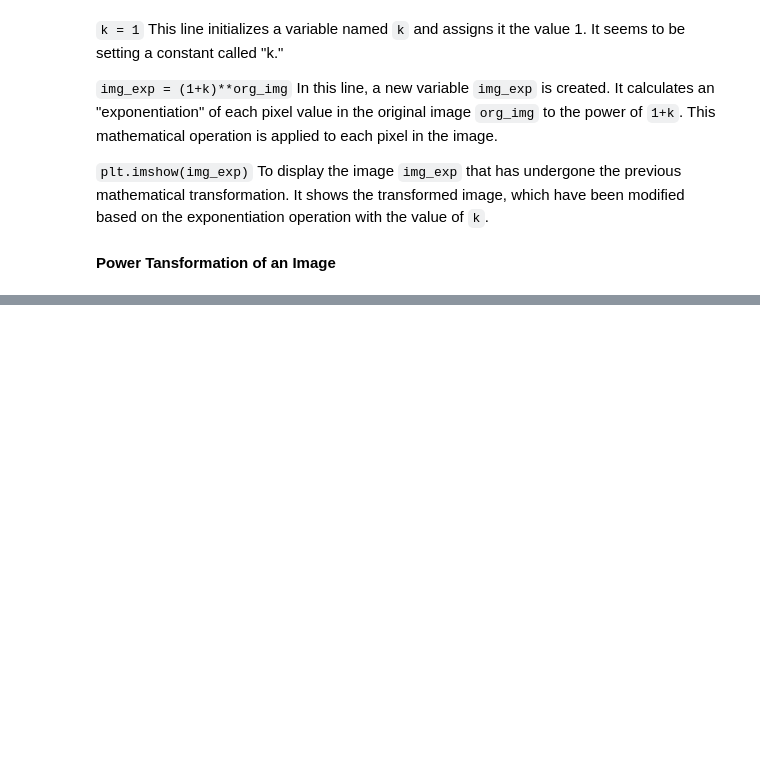
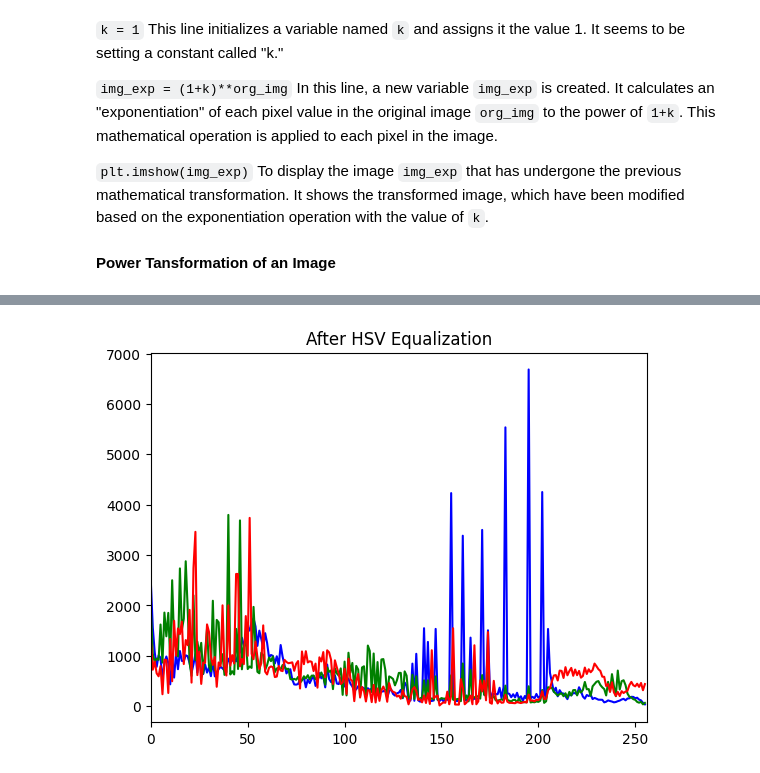
Before and after one commit to Programmer-Bose/MECE541, a Jupyter notebook: MECE541_LAB3.ipynb, the cells around one changed output, grey strips where cells are left out. Saved outputs shown, nothing was run; the diff lists cells and outputs as text; code cells hidden in the pictures; blank space fills up the shorter version.

```diff
--- a/MECE541_LAB3.ipynb
+++ b/MECE541_LAB3.ipynb
@@ -133,0 +263,25 @@ cv2.destroyAllWindows()
+# %%
+col_img_hist = cv2.imread("ron.jpeg")
+img_hsv = cv2.cvtColor(col_img_hist, cv2.COLOR_RGB2HSV)
+
+img_hsv[:,:,0]=cv2.equalizeHist(img_hsv[:,:,0])
+img_hsv[:,:,1]=cv2.equalizeHist(img_hsv[:,:,1])
+img_hsv[:,:,2]=cv2.equalizeHist(img_hsv[:,:,2])
+
+img_rgb = cv2.cvtColor(img_hsv,cv2.COLOR_HSV2BGR)
+res_comp = np.hstack((col_img_hist,img_rgb))
+
+cv2.imshow("histogram result comparison (HSV) ",res_comp)
+cv2.waitKey(0)
+cv2.destroyAllWindows()
+# %%
+color = ('b', 'g', 'r')
+for i, col in enumerate(color):
+  histr = cv2.calcHist([img_rgb], [i], None, [256], [0,256])
+  plt.title("After HSV Equalization")
+  plt.plot(histr, color = col)
+  plt.xlim([0,256])
+
+plt.show()
+# %% [output]
+[figure, added]
```
Also changed, not shown: parts of 15 cells of this notebook.
